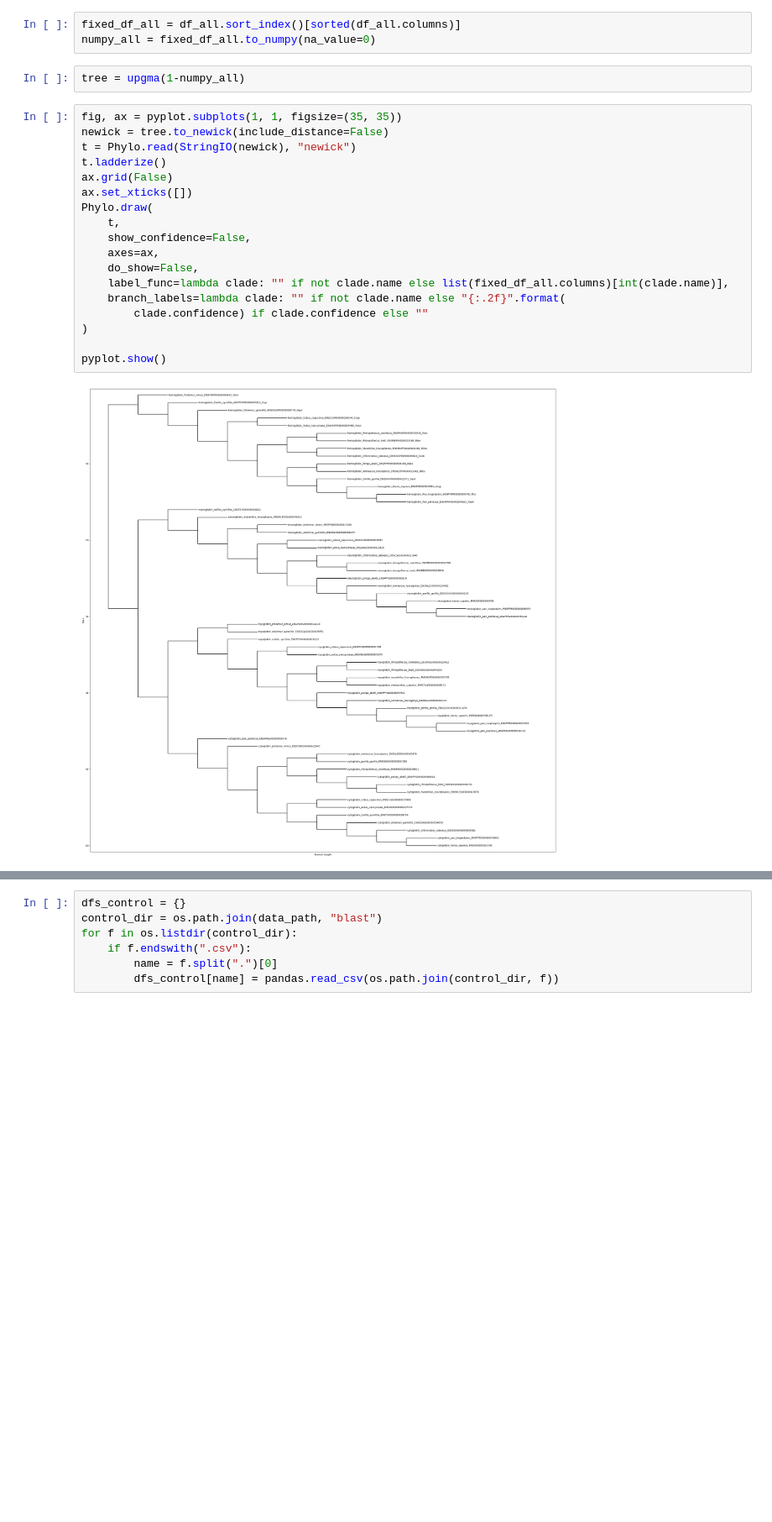
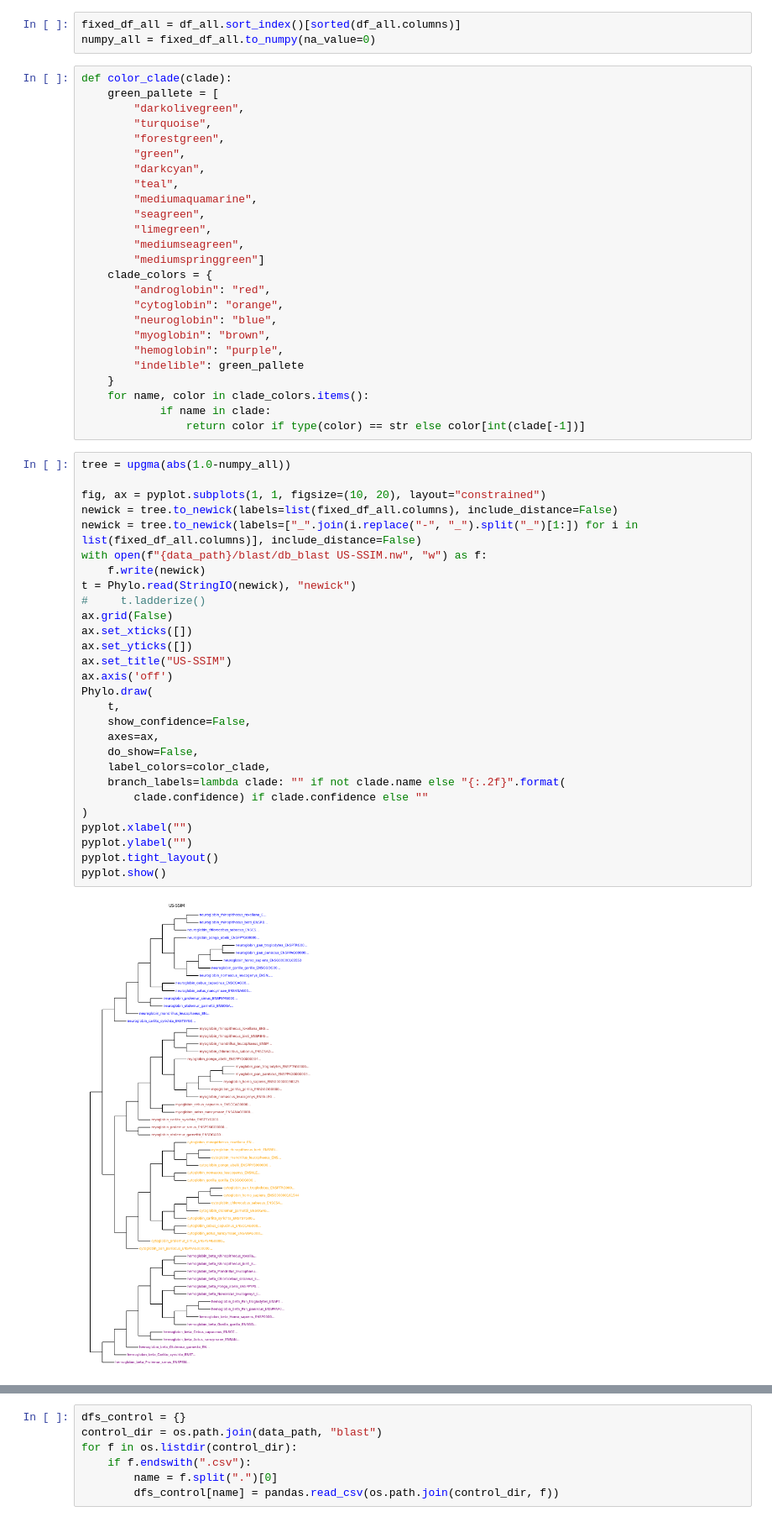
Before and after one commit to TreeTechDev/biomodelml, a Jupyter notebook: notebooks/results/v5/Homologues Search.ipynb, the cells around one changed output, grey strips where cells are left out. Shown at 84% size. Saved outputs shown, nothing was run; the diff lists cells and outputs as text; blank space fills up the shorter version.

```diff
--- a/notebooks/results/v5/Homologues Search.ipynb
+++ b/notebooks/results/v5/Homologues Search.ipynb
@@ -58,27 +58,60 @@ df_all.index = [c.split("/")[-3].split(".")[0].split("_")[1] +"_"+ c.split("/")[
 fixed_df_all = df_all.sort_index()[sorted(df_all.columns)]
 numpy_all = fixed_df_all.to_numpy(na_value=0)
 # %%
-tree = upgma(1-numpy_all)
+def color_clade(clade):
+    green_pallete = [
+        "darkolivegreen",
+        "turquoise",
+        "forestgreen",
+        "green",
+        "darkcyan",
+        "teal",
+        "mediumaquamarine",
+        "seagreen",
+        "limegreen",
+        "mediumseagreen",
+        "mediumspringgreen"]
+    clade_colors = {
+        "androglobin": "red",
+        "cytoglobin": "orange",
+        "neuroglobin": "blue",
+        "myoglobin": "brown",
+        "hemoglobin": "purple",
+        "indelible": green_pallete
+    }
+    for name, color in clade_colors.items():
+            if name in clade:
+                return color if type(color) == str else color[int(clade[-1])]
 # %%
-fig, ax = pyplot.subplots(1, 1, figsize=(35, 35))
-newick = tree.to_newick(include_distance=False)
+tree = upgma(abs(1.0-numpy_all))
+
+fig, ax = pyplot.subplots(1, 1, figsize=(10, 20), layout="constrained")
+newick = tree.to_newick(labels=list(fixed_df_all.columns), include_distance=False)
+newick = tree.to_newick(labels=["_".join(i.replace("-", "_").split("_")[1:]) for i in list(fixed_df_all.columns)], include_distance=False)
+with open(f"{data_path}/blast/db_blast US-SSIM.nw", "w") as f:
+    f.write(newick)
 t = Phylo.read(StringIO(newick), "newick")
-t.ladderize()
+#     t.ladderize()
 ax.grid(False)
 ax.set_xticks([])
+ax.set_yticks([])
+ax.set_title("US-SSIM")
+ax.axis('off')
 Phylo.draw(
     t,
     show_confidence=False,
     axes=ax,
     do_show=False,
-    label_func=lambda clade: "" if not clade.name else list(fixed_df_all.columns)[int(clade.name)],
+    label_colors=color_clade,
     branch_labels=lambda clade: "" if not clade.name else "{:.2f}".format(
         clade.confidence) if clade.confidence else ""
 )
-
+pyplot.xlabel("")
+pyplot.ylabel("")
+pyplot.tight_layout()
 pyplot.show()
 # %% [output]
-[figure, old version]
+[figure, new version]
 # %%
 fixed_df_all.head()
 # %% [output]
```
Also changed, not shown: parts of 6 cells of this notebook, 1 other file.
